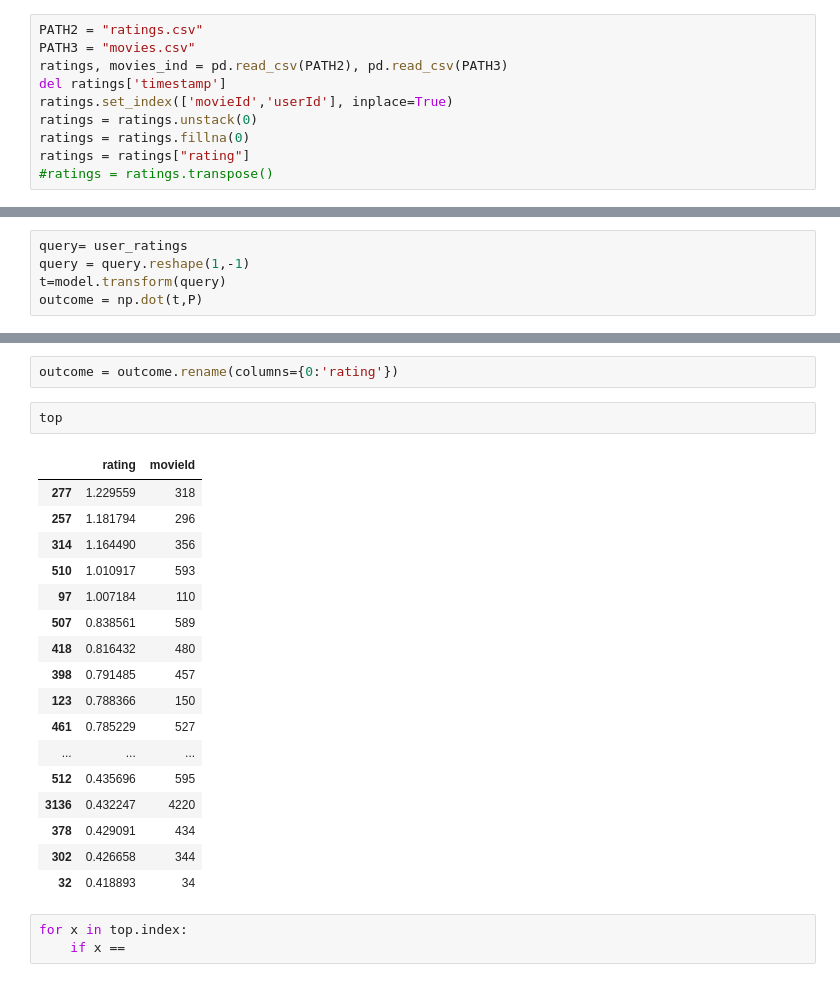
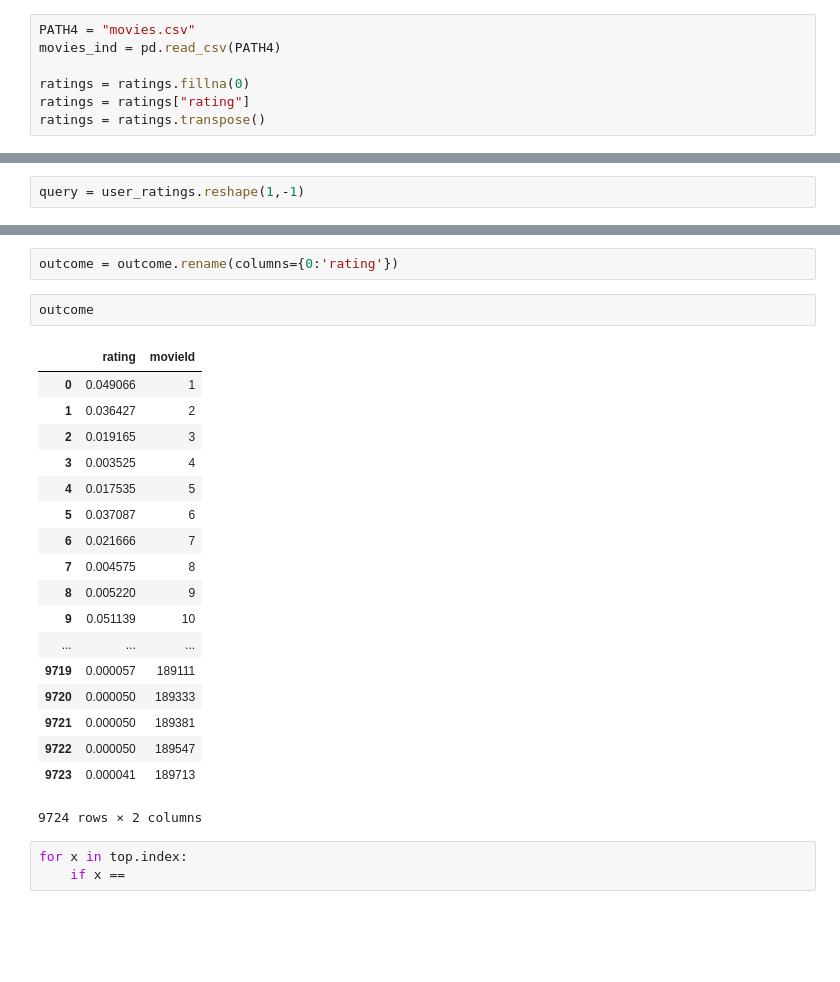
Before and after one commit to julian801/JC_Movie_Recommender, a Jupyter notebook: No_longer_crap.ipynb, the cells around one changed output, grey strips where cells are left out. Drawn from its saved outputs; the diff is of its cells as text; blank space fills up the shorter version.

```diff
--- a/No_longer_crap.ipynb
+++ b/No_longer_crap.ipynb
@@ -83,15 +74,12 @@ array([0., 0., 0., ..., 0., 0., 0.])
 # %% [markdown]
 # NMF Modeling
 # %%
-PATH2 = "ratings.csv"
-PATH3 = "movies.csv"
-ratings, movies_ind = pd.read_csv(PATH2), pd.read_csv(PATH3)
-del ratings['timestamp']
-ratings.set_index(['movieId','userId'], inplace=True)
-ratings = ratings.unstack(0)
+PATH4 = "movies.csv"
+movies_ind = pd.read_csv(PATH4)
+
 ratings = ratings.fillna(0)
 ratings = ratings["rating"]
-#ratings = ratings.transpose()
+ratings = ratings.transpose()
 # %%
 ratings.head(2)
 # %% [output]
@@ -131,5 +99,2 @@ Q = model.transform(R)  # User features
 # %%
-query= user_ratings
-query = query.reshape(1,-1)
-t=model.transform(query)
-outcome = np.dot(t,P)
+query = user_ratings.reshape(1,-1)
@@ -141,26 +110,27 @@ outcome = outcome.transpose()
 outcome['movieId'] = movies_ind['movieId']
 # %%
 outcome = outcome.rename(columns={0:'rating'})
-# %%
-top
-# %% [output]
-|  | rating | movieId |
-| 277 | 1.229559 | 318 |
-| 257 | 1.181794 | 296 |
-| 314 | 1.164490 | 356 |
-| 510 | 1.010917 | 593 |
-| 97 | 1.007184 | 110 |
-| 507 | 0.838561 | 589 |
-| 418 | 0.816432 | 480 |
-| 398 | 0.791485 | 457 |
-| 123 | 0.788366 | 150 |
-| 461 | 0.785229 | 527 |
-| ... | ... | ... |
-| 512 | 0.435696 | 595 |
-| 3136 | 0.432247 | 4220 |
-| 378 | 0.429091 | 434 |
-| 302 | 0.426658 | 344 |
-| 32 | 0.418893 | 34 |
+# %%
+outcome
+# %% [output]
+|  | rating | movieId |
+| 0 | 0.049066 | 1 |
+| 1 | 0.036427 | 2 |
+| 2 | 0.019165 | 3 |
+| 3 | 0.003525 | 4 |
+| 4 | 0.017535 | 5 |
+| 5 | 0.037087 | 6 |
+| 6 | 0.021666 | 7 |
+| 7 | 0.004575 | 8 |
+| 8 | 0.005220 | 9 |
+| 9 | 0.051139 | 10 |
+| ... | ... | ... |
+| 9719 | 0.000057 | 189111 |
+| 9720 | 0.000050 | 189333 |
+| 9721 | 0.000050 | 189381 |
+| 9722 | 0.000050 | 189547 |
+| 9723 | 0.000041 | 189713 |
+9724 rows × 2 columns
 # %%
 for x in top.index:
     if x ==
```
Also changed, not shown: parts of 8 cells of this notebook.
